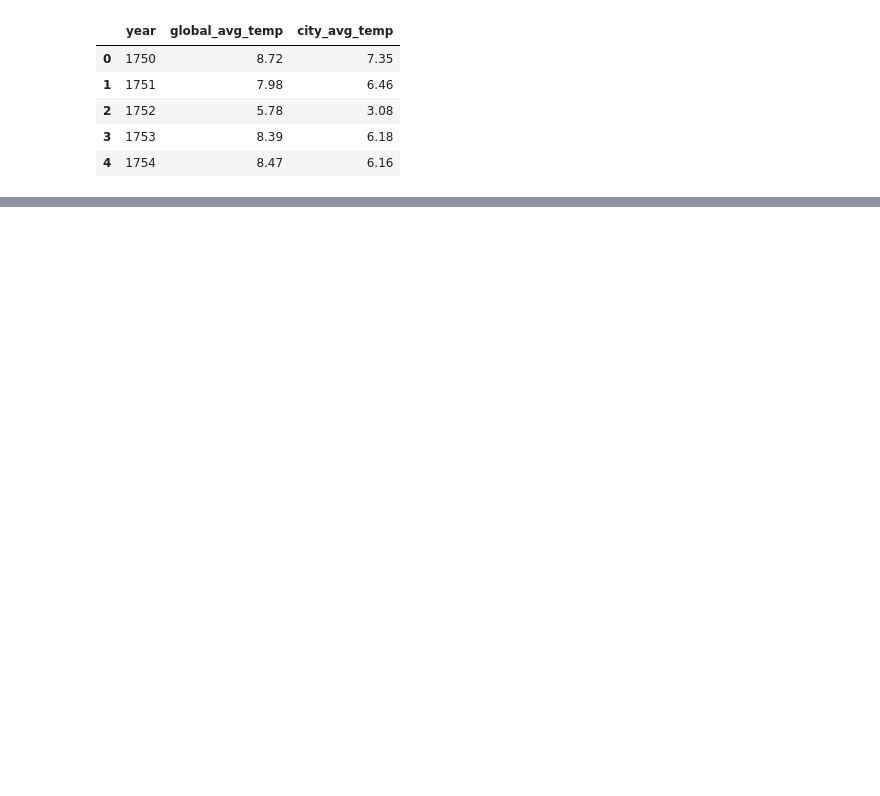
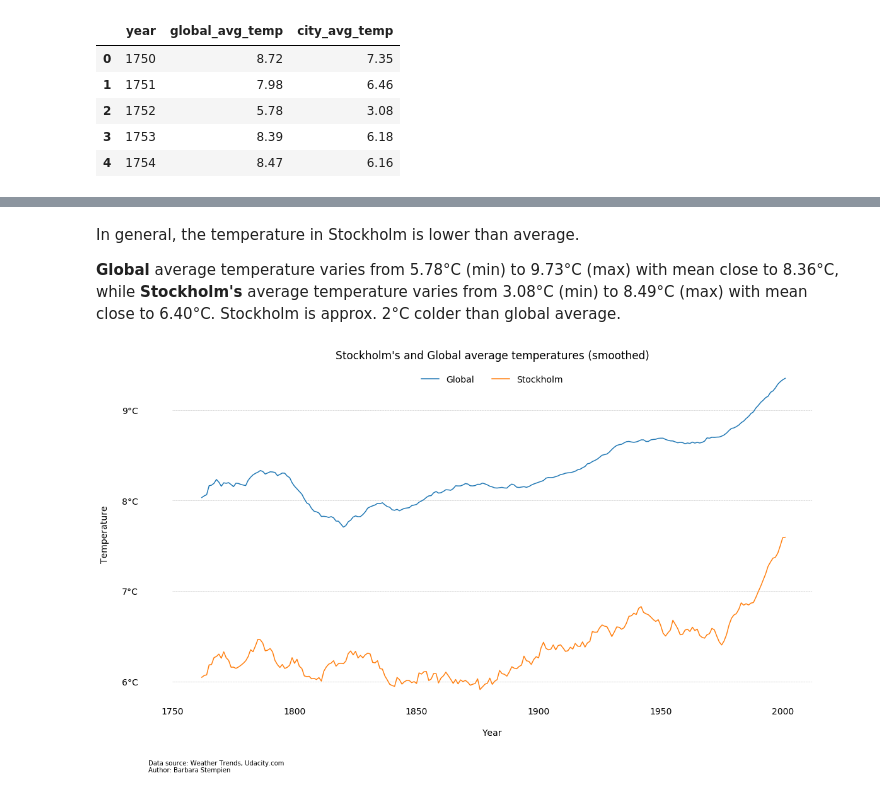
Before and after one commit to BarbaraStempien/DA--Exploring-Weather-Trends, a Jupyter notebook: Weather-Trends-Analysis.ipynb, the cells around one changed output, grey strips where cells are left out. Cells and saved outputs as stored; diff of their text form; code cells hidden in the pictures; blank space fills up the shorter version.

```diff
--- a/Weather-Trends-Analysis.ipynb
+++ b/Weather-Trends-Analysis.ipynb
@@ -30,0 +68,36 @@ df.describe()
+# %% [markdown]
+In general, the temperature in Stockholm is lower than average.
+
+**Global** average temperature varies from 5.78°C (min) to 9.73°C (max) with mean close to 8.36°C, while **Stockholm's** average temperature varies from 3.08°C (min) to 8.49°C (max) with mean close to 6.40°C. Stockholm is approx. 2°C colder than global average.
+# %%
+# calculte moving average for 25 years
+df_moving_average = df.rolling(window=25).mean()
+# %%
+# plot global and Stockholm's data
+plt.figure(figsize=(20, 10))
+
+ax = plt.subplot(111)
+ax.spines["top"].set_visible(False)
+ax.spines["bottom"].set_visible(False)
+ax.spines["right"].set_visible(False)
+ax.spines["left"].set_visible(False)
+
+plt.yticks(range(6, 10, 1), [str(x) + "°C" for x in range(6, 10, 1)], fontsize=14)
+plt.xticks(fontsize=14)
+
+for y in range(6, 10, 1):
+    plt.plot(range(1750, 2013), [y] * len(range(1750, 2013)), "--", lw=0.5, color="black", alpha=0.3)
+
+ax.tick_params(axis='both', which='both', length=0)
+
+plt.plot(df_moving_average['year'], df_moving_average['global_avg_temp'], label='Global')
+plt.plot(df_moving_average['year'], df_moving_average['city_avg_temp'], label='Stockholm')
+plt.legend(frameon=False, loc='upper center', ncol=2, fontsize=14, borderaxespad=1)
+plt.title("Stockholm's and Global average temperatures (smoothed)", fontsize=17, ha="center")
+plt.xlabel("Year", fontsize=14, labelpad=20)
+plt.ylabel("Temperature", fontsize=14, labelpad=20)
+plt.text(1740, 5, "Data source: Weather Trends, Udacity.com"
+       "\nAuthor: Barbara Stempien", fontsize=10)
+plt.show()
+# %% [output]
+[figure, added]
```
Also changed, not shown: parts of 32 cells of this notebook.
